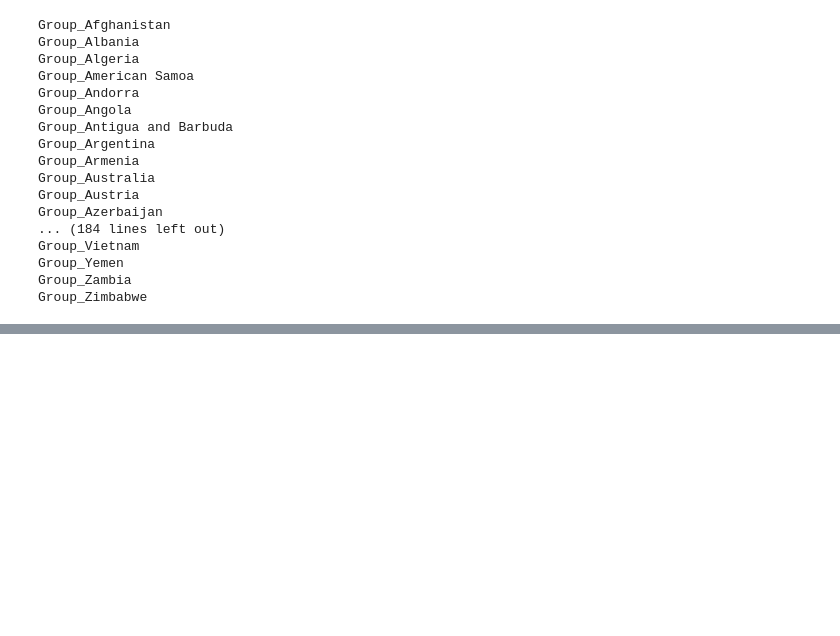
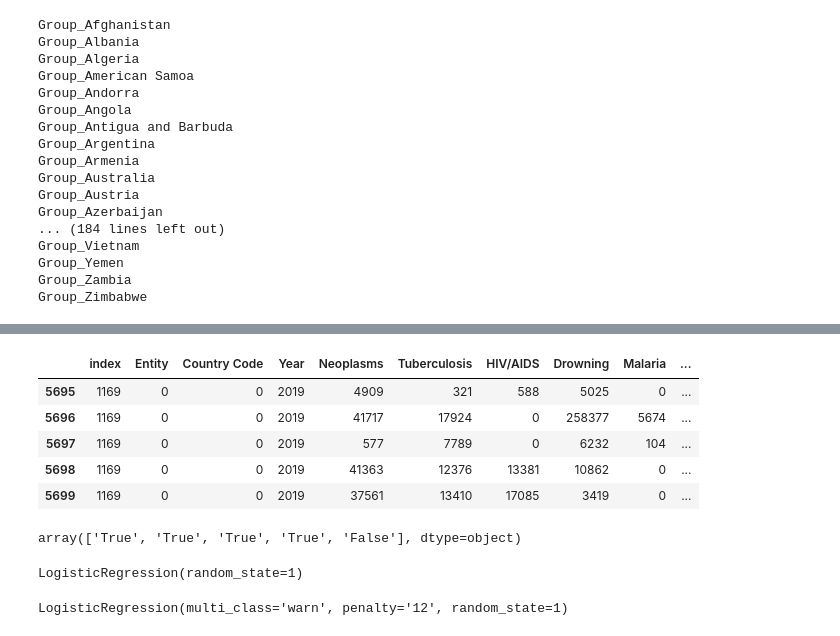
Before and after one commit to chgallegos/CAPSTONE-mortality-prediction, a Jupyter notebook: Machine_Learning/Triangle_Role_ML(Updated).ipynb, the cells around one changed output, grey strips where cells are left out. Cells and saved outputs as stored; diff of their text form; code cells hidden in the pictures; blank space fills up the shorter version.

Commit message:
Logistic Model Working

```diff
--- a/Machine_Learning/Triangle_Role_ML(Updated).ipynb
+++ b/Machine_Learning/Triangle_Role_ML(Updated).ipynb
@@ -261,0 +447,19 @@ countrynames
+# %%
+le=LabelEncoder()
+X = Group_China_df.copy()
+X["Entity"] = le.fit_transform(X["Entity"])
+X["Country Code"] = le.fit_transform(X["Country Code"])
+X = X.drop("Increase", axis=1)
+X.tail()
+# %% [output]
+|  | index | Entity | Country Code | Year | Neoplasms | Tuberculosis | HIV/AIDS | Drowning | Malaria | ... |
+| 5695 | 1169 | 0 | 0 | 2019 | 4909 | 321 | 588 | 5025 | 0 | ... |
+| 5696 | 1169 | 0 | 0 | 2019 | 41717 | 17924 | 0 | 258377 | 5674 | ... |
+| 5697 | 1169 | 0 | 0 | 2019 | 577 | 7789 | 0 | 6232 | 104 | ... |
+| 5698 | 1169 | 0 | 0 | 2019 | 41363 | 12376 | 13381 | 10862 | 0 | ... |
+| 5699 | 1169 | 0 | 0 | 2019 | 37561 | 13410 | 17085 | 3419 | 0 | ... |
+# %%
+y = Group_China_df["Increase"].values
+y[:5]
+# %% [output]
+array(['True', 'True', 'True', 'True', 'False'], dtype=object)
@@ -261,0 +468,12 @@ countrynames
+# %%
+from sklearn.linear_model import LogisticRegression
+classifier= LogisticRegression(solver='lbfgs', random_state=1)
+classifier
+# %% [output]
+LogisticRegression(random_state=1)
+# %%
+LogisticRegression(C=1.0, class_weight=None, dual=False, fit_intercept=True,
+   intercept_scaling=1, max_iter=100, multi_class='warn', penalty='12',
+   random_state=1, solver='lbfgs', tol=0.0001, warm_start=False)
+# %% [output]
+LogisticRegression(multi_class='warn', penalty='12', random_state=1)
```
Also changed, not shown: parts of 10 cells of this notebook.
